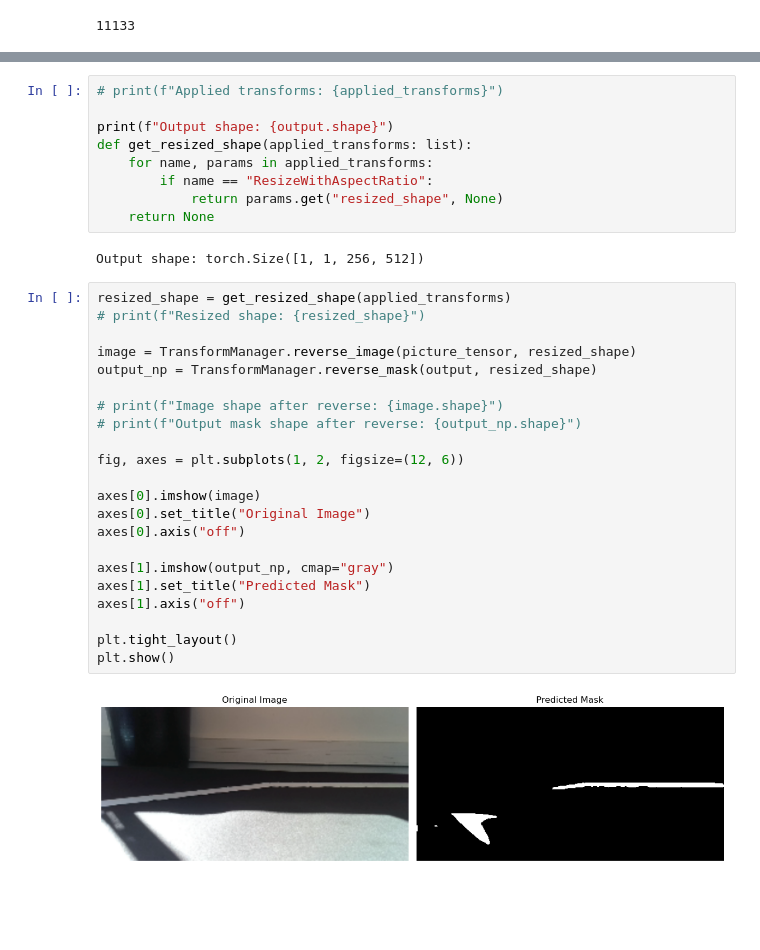
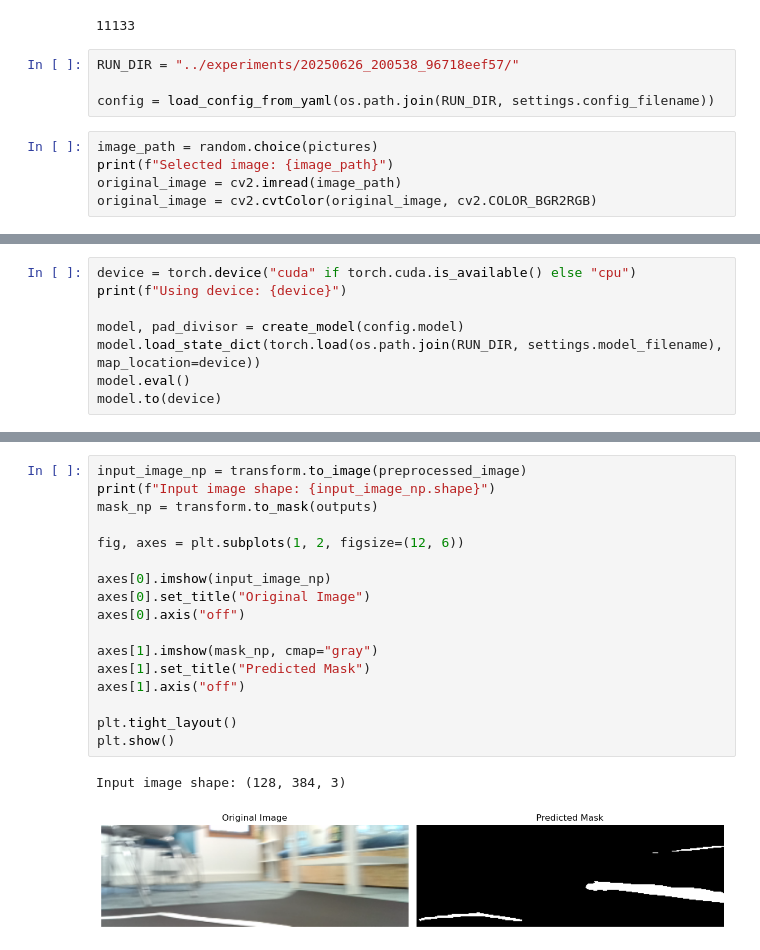
Before and after one commit to Matyslgr/MaskGenerator, a Jupyter notebook: notebooks/prediction_only.ipynb, the cells around one changed output, grey strips where cells are left out. Drawn from its saved outputs; the diff is of its cells as text; blank space fills up the shorter version.

```diff
--- a/notebooks/prediction_only.ipynb
+++ b/notebooks/prediction_only.ipynb
@@ -29,3 +28,12 @@ for root, dirs, files in os.walk(CAR_PICTURE_DIR):
 print(len(pictures))
 # %% [output]
 11133
+# %%
+RUN_DIR = "../experiments/20250626_200538_96718eef57/"
+
+config = load_config_from_yaml(os.path.join(RUN_DIR, settings.config_filename))
+# %%
+image_path = random.choice(pictures)
+print(f"Selected image: {image_path}")
+original_image = cv2.imread(image_path)
+original_image = cv2.cvtColor(original_image, cv2.COLOR_BGR2RGB)
@@ -31,0 +42,8 @@ print(len(pictures))
+# %%
+device = torch.device("cuda" if torch.cuda.is_available() else "cpu")
+print(f"Using device: {device}")
+
+model, pad_divisor = create_model(config.model)
+model.load_state_dict(torch.load(os.path.join(RUN_DIR, settings.model_filename), map_location=device))
+model.eval()
+model.to(device)
@@ -64,35 +85,20 @@ Selected image: ../Datasets/car_pictures/256_128/1643_original_image.png_1.png
-# %%
-# print(f"Applied transforms: {applied_transforms}")
-
-print(f"Output shape: {output.shape}")
-def get_resized_shape(applied_transforms: list):
-    for name, params in applied_transforms:
-        if name == "ResizeWithAspectRatio":
-            return params.get("resized_shape", None)
-    return None
-# %% [output]
-Output shape: torch.Size([1, 1, 256, 512])
 # %%
-resized_shape = get_resized_shape(applied_transforms)
-# print(f"Resized shape: {resized_shape}")
-
-image = TransformManager.reverse_image(picture_tensor, resized_shape)
-output_np = TransformManager.reverse_mask(output, resized_shape)
-
-# print(f"Image shape after reverse: {image.shape}")
-# print(f"Output mask shape after reverse: {output_np.shape}")
+input_image_np = transform.to_image(preprocessed_image)
+print(f"Input image shape: {input_image_np.shape}")
+mask_np = transform.to_mask(outputs)
 
 fig, axes = plt.subplots(1, 2, figsize=(12, 6))
 
-axes[0].imshow(image)
+axes[0].imshow(input_image_np)
 axes[0].set_title("Original Image")
 axes[0].axis("off")
 
-axes[1].imshow(output_np, cmap="gray")
+axes[1].imshow(mask_np, cmap="gray")
 axes[1].set_title("Predicted Mask")
 axes[1].axis("off")
 
 plt.tight_layout()
 plt.show()
 # %% [output]
+Input image shape: (128, 384, 3)
-[figure, old version]
+[figure, new version]
```
Also changed, not shown: parts of 5 cells of this notebook, 10 other files.
